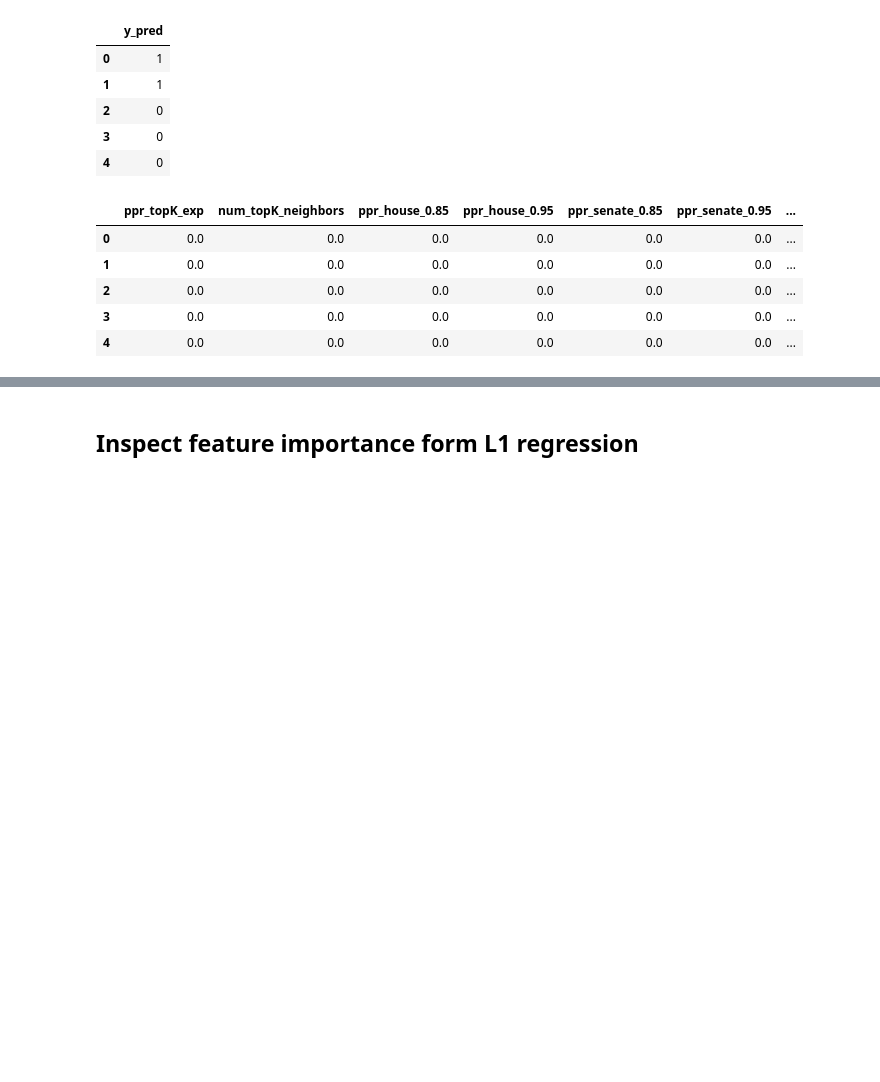
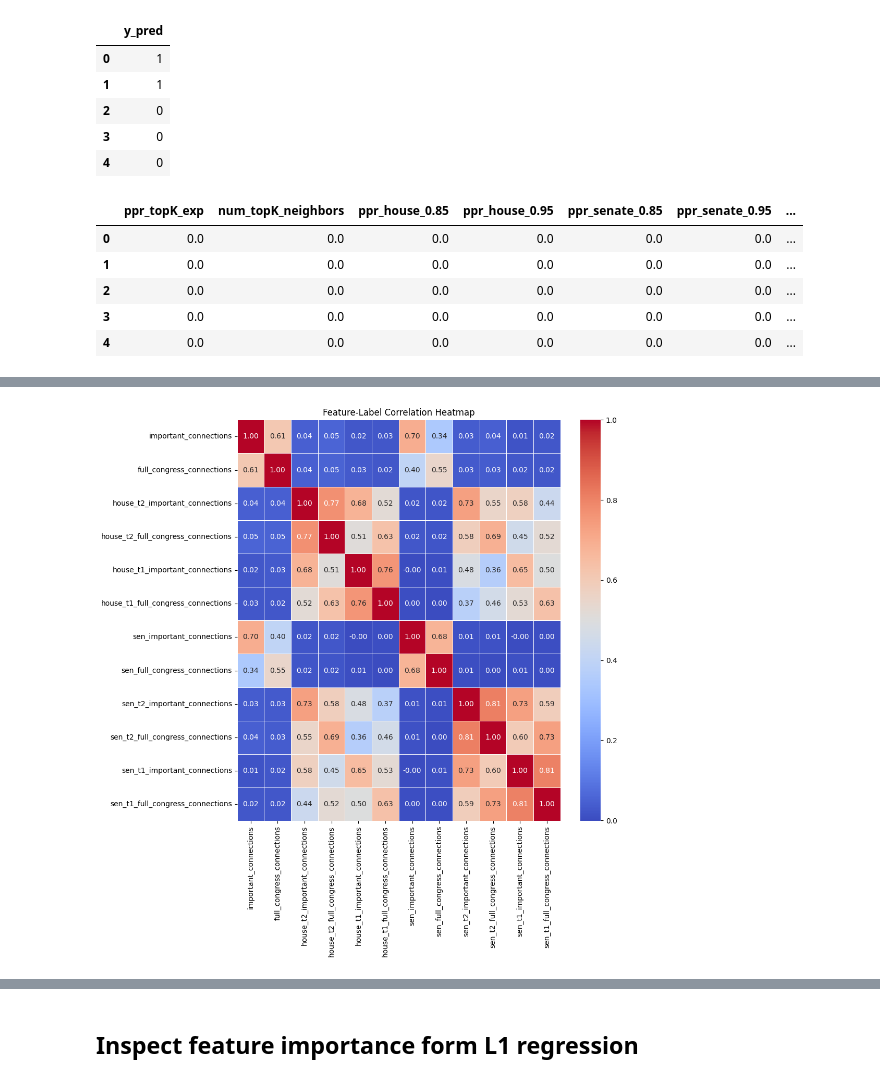
Before and after one commit to Blimperoo/DSA4263-Final-Insider-Trading, a Jupyter notebook: src/eda/feature_importance.ipynb, the cells around one changed output, grey strips where cells are left out. Cells and saved outputs as stored; diff of their text form; code cells hidden in the pictures; blank space fills up the shorter version.

```diff
--- a/src/eda/feature_importance.ipynb
+++ b/src/eda/feature_importance.ipynb
@@ -76,0 +125,17 @@ ytr = label_data
+# %%
+network_dep = ['important_connections',
+ 'full_congress_connections',
+ 'house_t2_important_connections',
+ 'house_t2_full_congress_connections',
+ 'house_t1_important_connections',
+ 'house_t1_full_congress_connections',
+ 'sen_important_connections',
+ 'sen_full_congress_connections',
+ 'sen_t2_important_connections',
+ 'sen_t2_full_congress_connections',
+ 'sen_t1_important_connections',
+ 'sen_t1_full_congress_connections']
+
+get_corr_graph(Xtr_sub[network_dep])
+# %% [output]
+[figure, added]
```
Also changed, not shown: parts of 12 cells of this notebook, 1 other file.
